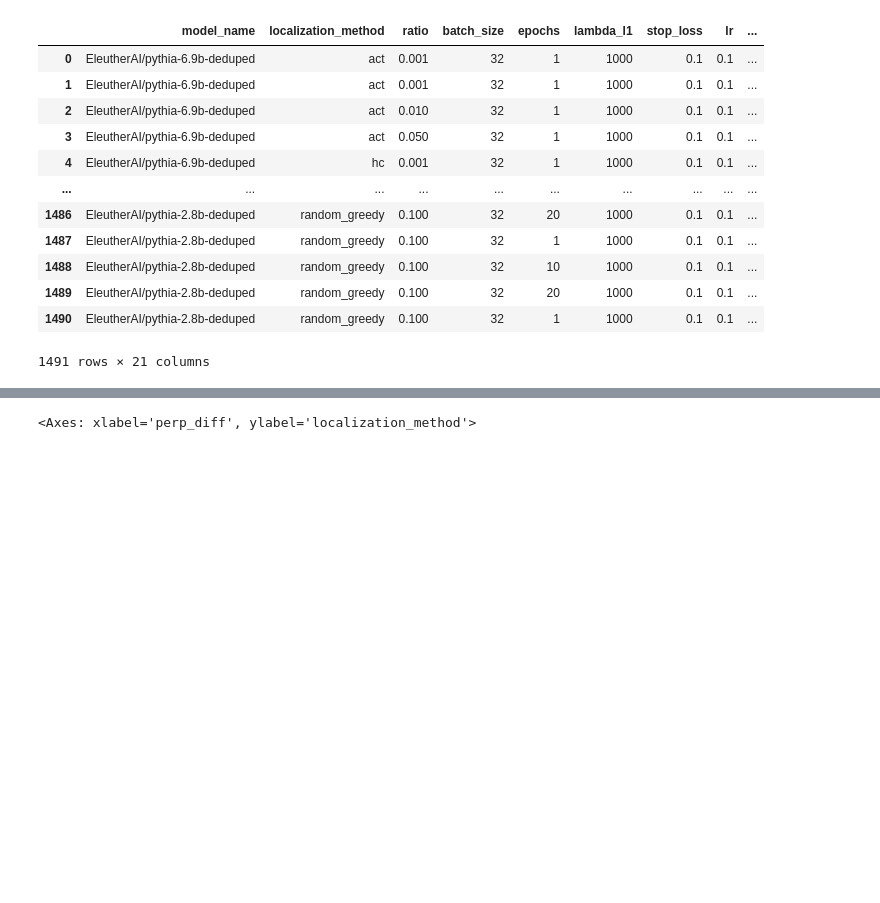
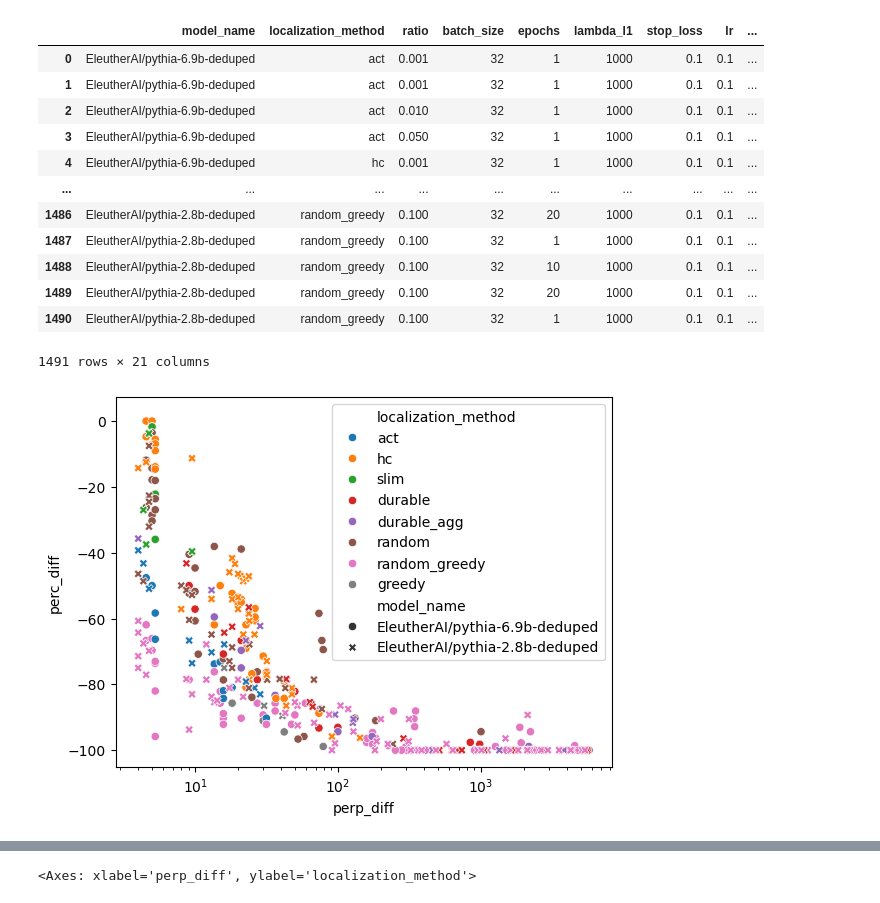
Before and after one commit to msakarvadia/memorization, a Jupyter notebook: figs/pythia_unlearning_results.ipynb, the cells around one changed output, grey strips where cells are left out. Drawn from its saved outputs; the diff is of its cells as text; code cells hidden in the pictures; blank space fills up the shorter version.

```diff
--- a/figs/pythia_unlearning_results.ipynb
+++ b/figs/pythia_unlearning_results.ipynb
@@ -353,7 +470,7 @@ def return_ideal_method_for_lang(base_early_stats, weight_early, perp_cutoff=500
       #print("no results yet for: ", unlearn_set)
       continue
     sub_frame = subset[subset.score == subset.score.min()].drop_duplicates()
-    sub_frame = sub_frame #[cols]
+    sub_frame = sub_frame[cols]
     #print(sub_frame)
     df = pd.concat([df, sub_frame])
 
@@ -365,15 +482,3 @@ df.localization_method.unique()
 # %% [output]
 array(['hc', 'act', 'slim', 'durable', 'durable_agg', 'random',
        'random_greedy_old', 'random_greedy', 'greedy'], dtype=object)
-# %%
-result_path = "/pscratch/sd/m/mansisak/memorization/model_ckpts/143000/EleutherAI_edit/"
-
-file_name = "localization_results_143000.csv"
-
-df = pd.read_csv(f'{result_path}{file_name}')
-df.perc *= 100
-base_stats = df.loc[0].copy()
-df = df.drop_duplicates()
-df.head()
-
-return_ideal_method_for_lang(base_stats, df, perp_cutoff= 500, mem_cutoff=20, backdoor=False)
@@ -394,11 +484,0 @@ return_ideal_method_for_lang(base_stats, df, perp_cutoff= 500, mem_cutoff=20, ba
-# %%
-dfs = []
-
-for loc_method in ["slim", "act"]:
-    mask = ((df.localization_method == loc_method)  & (df.perc < 10))
-    if mask.any():
-        dfs.append(df[mask])
-    else:
-        mask = (df.localization_method == loc_method)
-        dfs.append(df[mask].copy())
-pd.concat(dfs, axis=0)
@@ -638,6 +699,7 @@ for model_name in ['EleutherAI/pythia-6.9b-deduped', 'EleutherAI/pythia-2.8b-ded
                 df[col] = df[col].apply(lambda x: round(x, 6))
         df = df[df['model_name'] == model_name]
         #base_stats = df.loc[0].copy()
+        df = grab_valid_experiments(df)
         base_stats = df[df['unlearn_set_name'].isna()].iloc[0]
         df = generate_perc_diffs(df, base_stats)
         df = df.drop_duplicates()
@@ -890,3 +1014,9 @@ df_w_all_prod_results
 # Filter our "random_greedy_old"
 
 df_w_all_prod_results = df_w_all_prod_results[df_w_all_prod_results.localization_method != "random_greedy_old"]
+# %%
+sns.scatterplot(data=df_w_all_prod_results, x="perp_diff", y="perc_diff", hue="localization_method", style="model_name")
+plt.xscale('log')
+#plt.yscale('log')
+# %% [output]
+[figure, added]
```
Also changed, not shown: parts of 19 cells of this notebook, 6 other files.
